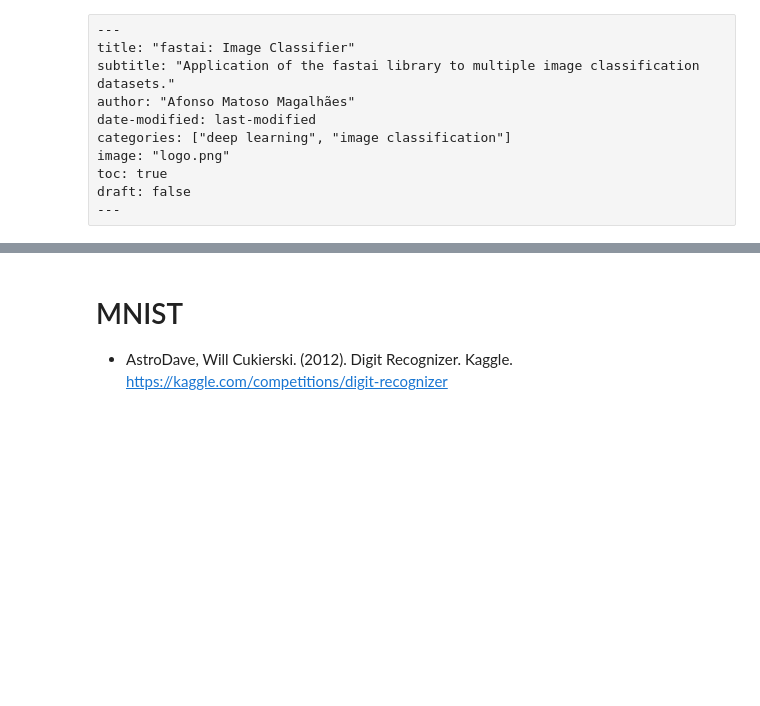
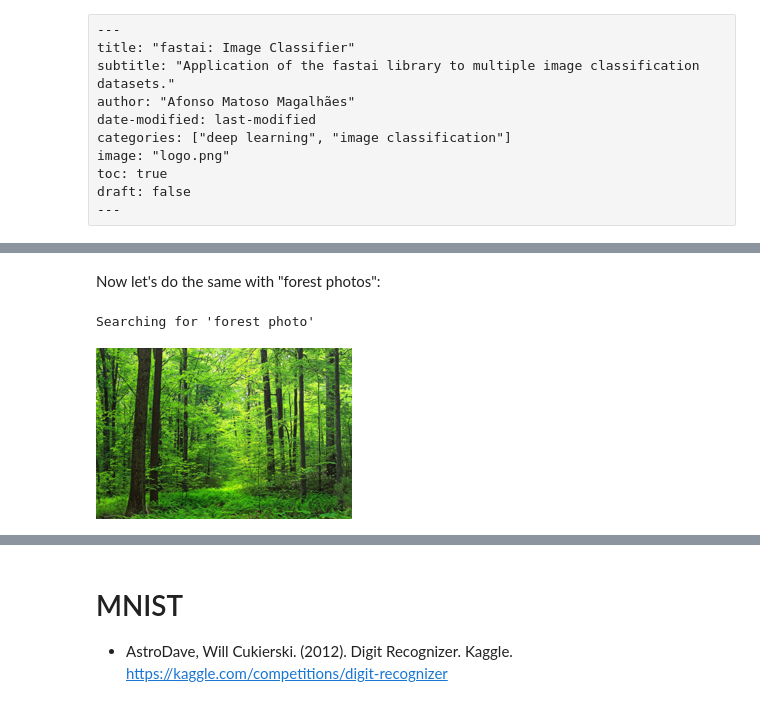
Before and after one commit to afonsomm/blog, a Jupyter notebook: posts/fastai-img-classif/fastai-img-classif.ipynb, the cells around one changed output, grey strips where cells are left out. Drawn from its saved outputs; the diff is of its cells as text; code cells hidden in the pictures; blank space fills up the shorter version.

```diff
--- a/posts/fastai-img-classif/fastai-img-classif.ipynb
+++ b/posts/fastai-img-classif/fastai-img-classif.ipynb
@@ -11,0 +43,10 @@ draft: false
+# %% [markdown]
+Now let's do the same with "forest photos":
+# %%
+forest_urls = search_images('forest photo', max_images=1)
+download_url(forest_urls[0], data_path/"forest.jpg", show_progress=False)
+im = Image.open(data_path/"forest.jpg")
+im.to_thumb(256,256)
+# %% [output]
+Searching for 'forest photo'
+[figure, added]
```
Also changed, not shown: parts of 29 cells of this notebook, 3 other files.
